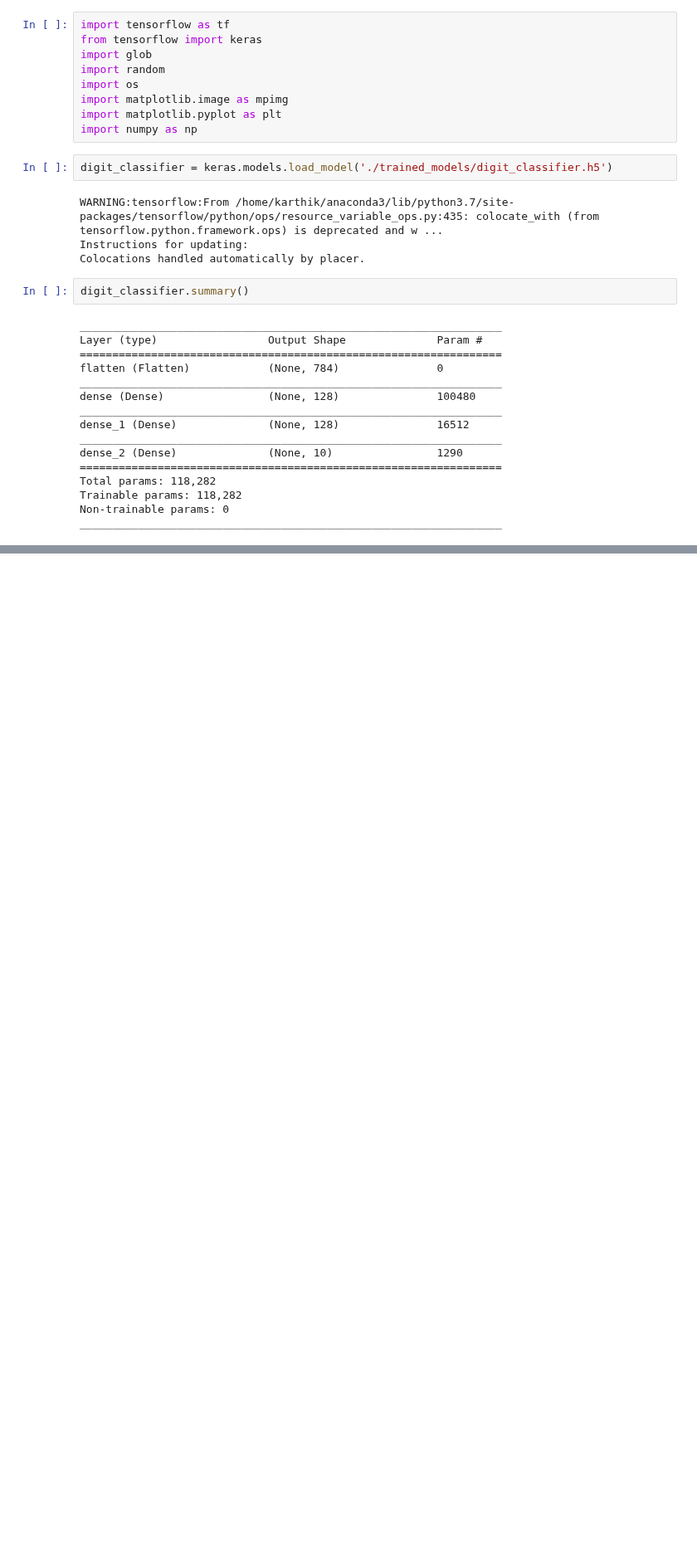
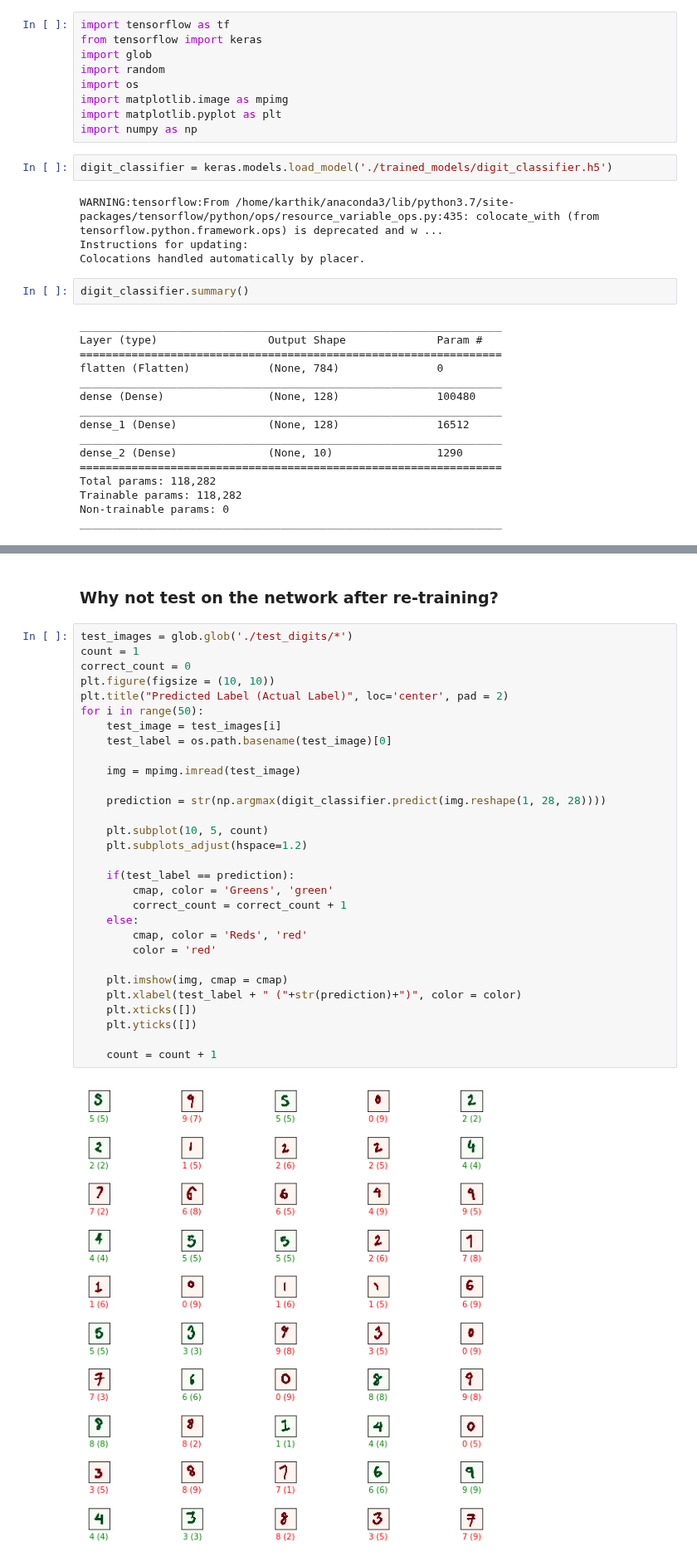
Before and after one commit to kvenkman/mnist_demo, a Jupyter notebook: Load and use TF model.ipynb, the cells around one changed output, grey strips where cells are left out. Shown at 83% size. Cells and saved outputs as stored; diff of their text form; blank space fills up the shorter version.

```diff
--- a/Load and use TF model.ipynb
+++ b/Load and use TF model.ipynb
@@ -82,0 +148,34 @@ print(img[8, :])
+# %% [markdown]
+### Why not test on the network after re-training?
+# %%
+test_images = glob.glob('./test_digits/*')
+count = 1
+correct_count = 0
+plt.figure(figsize = (10, 10))
+plt.title("Predicted Label (Actual Label)", loc='center', pad = 2)
+for i in range(50):
+    test_image = test_images[i]
+    test_label = os.path.basename(test_image)[0]
+
+    img = mpimg.imread(test_image)
+
+    prediction = str(np.argmax(digit_classifier.predict(img.reshape(1, 28, 28))))
+
+    plt.subplot(10, 5, count)
+    plt.subplots_adjust(hspace=1.2)
+
+    if(test_label == prediction):
+        cmap, color = 'Greens', 'green'
+        correct_count = correct_count + 1
+    else:
+        cmap, color = 'Reds', 'red'
+        color = 'red'
+
+    plt.imshow(img, cmap = cmap)
+    plt.xlabel(test_label + " ("+str(prediction)+")", color = color)
+    plt.xticks([])
+    plt.yticks([])
+
+    count = count + 1
+# %% [output]
+[figure, added]
```
Also changed, not shown: parts of 17 cells of this notebook.
